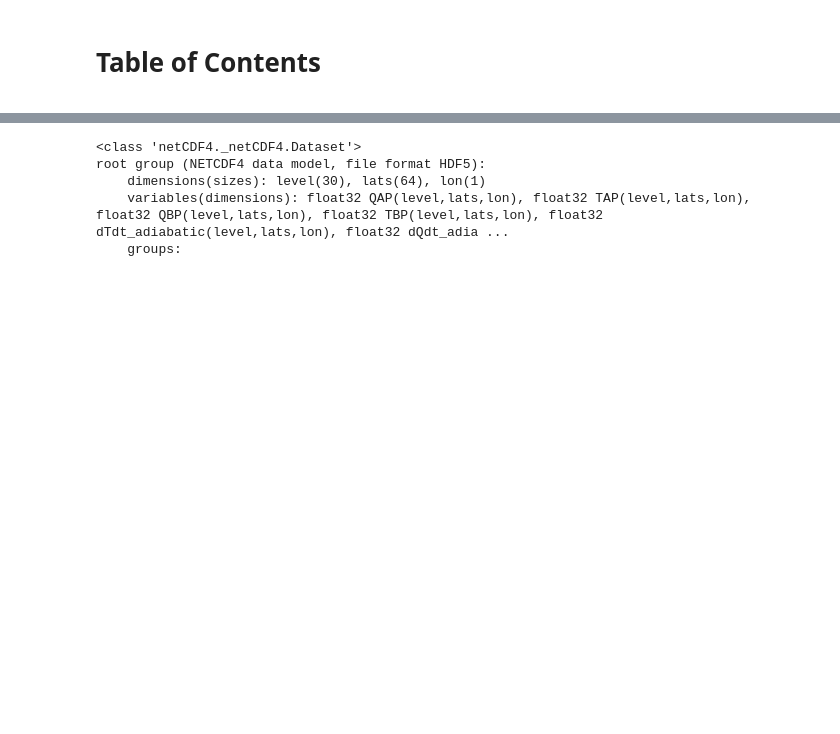
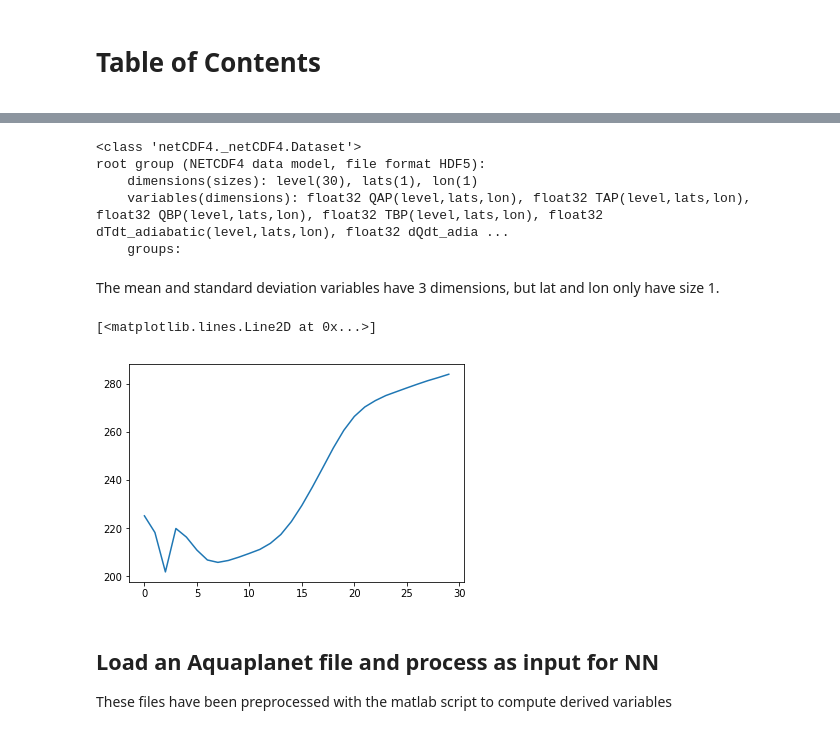
Before and after one commit to gentine/CBRAIN, a Jupyter notebook: load_keras_model.ipynb, the cells around one changed output, grey strips where cells are left out. Cells and saved outputs as stored; diff of their text form; code cells hidden in the pictures; blank space fills up the shorter version.

```diff
--- a/load_keras_model.ipynb
+++ b/load_keras_model.ipynb
@@ -15 +31,4 @@ fn = 'saved_keras_model2.h5'
+# %%
+mean_fn = './mean_nolat.nc'
+std_fn = './std_nolat.nc'
 # %%
@@ -39,10 +58,14 @@ import netCDF4 as nc
+# %%
+# Set number of levels for all functions below!
+nlev = 30
 # %%
-mean = nc.Dataset('mean.nc')
+mean = nc.Dataset( mean_fn)
+std = nc.Dataset(std_fn)
 # %%
 mean
 # %% [output]
 <class 'netCDF4._netCDF4.Dataset'>
 root group (NETCDF4 data model, file format HDF5):
-    dimensions(sizes): level(30), lats(64), lon(1)
+    dimensions(sizes): level(30), lats(1), lon(1)
     variables(dimensions): float32 QAP(level,lats,lon), float32 TAP(level,lats,lon), float32 QBP(level,lats,lon), float32 TBP(level,lats,lon), float32 dTdt_adiabatic(level,lats,lon), float32 dQdt_adia ...
     groups:
@@ -54,0 +72,11 @@ aqua = nc.Dataset(data_dir + 'AndKua_aqua_SPCAM3.0.cam2.h1.0000-02-01-00000.nc')
+# %% [markdown]
+The mean and standard deviation variables have 3 dimensions, but lat and lon only have size 1.
+# %%
+plt.plot(mean['TAP'][-nlev:, 0, 0])
+# %% [output]
+[<matplotlib.lines.Line2D at 0x...>]
+[figure, added]
+# %% [markdown]
+## Load an Aquaplanet file and process as input for NN
+
+These files have been preprocessed with the matlab script to compute derived variables
```
Also changed, not shown: parts of 73 cells of this notebook, 2 other files.
